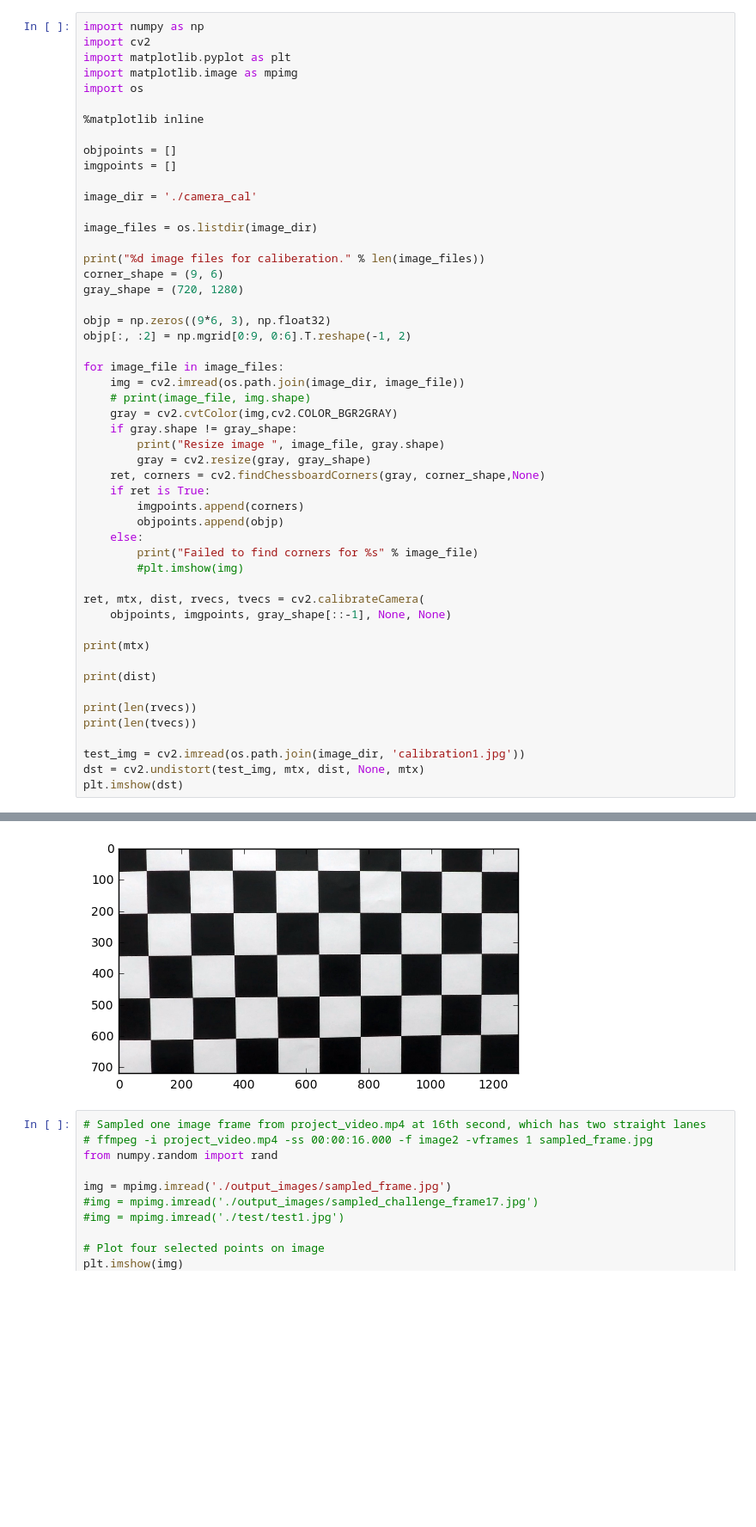
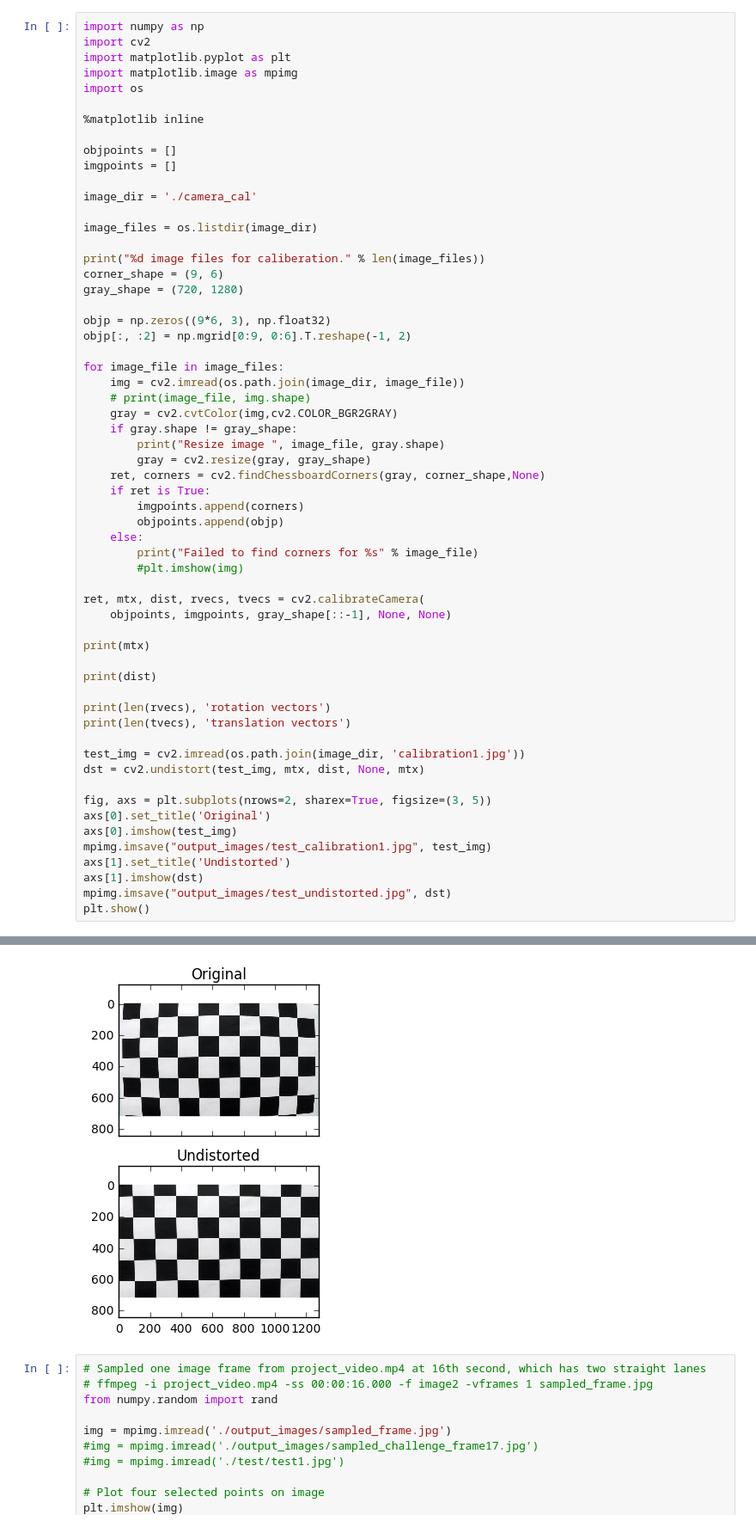
Before and after one commit to xingjin2017/CarND-Advanced-Lane-Lines, a Jupyter notebook: P4-Advanced-Lane-Finding.ipynb, the cells around one changed output, grey strips where cells are left out. Shown at 86% size. Drawn from its saved outputs; the diff is of its cells as text; blank space fills up the shorter version.

Commit message:
finalized notebook and output_images files

```diff
--- a/P4-Advanced-Lane-Finding.ipynb
+++ b/P4-Advanced-Lane-Finding.ipynb
@@ -43,12 +43,20 @@ print(mtx)
 
 print(dist)
 
-print(len(rvecs))
-print(len(tvecs))
+print(len(rvecs), 'rotation vectors')
+print(len(tvecs), 'translation vectors')
 
 test_img = cv2.imread(os.path.join(image_dir, 'calibration1.jpg'))
 dst = cv2.undistort(test_img, mtx, dist, None, mtx)
-plt.imshow(dst)
+
+fig, axs = plt.subplots(nrows=2, sharex=True, figsize=(3, 5))
+axs[0].set_title('Original')
+axs[0].imshow(test_img)
+mpimg.imsave("output_images/test_calibration1.jpg", test_img)
+axs[1].set_title('Undistorted')
+axs[1].imshow(dst)
+mpimg.imsave("output_images/test_undistorted.jpg", dst)
+plt.show()
 # %% [output]
 20 image files for caliberation.
 Resize image  calibration7.jpg (721, 1281)
@@ -68,4 +75,4 @@ Failed to find corners for calibration1.jpg
-[figure, old version]
+[figure, new version]
 # %%
 # Sampled one image frame from project_video.mp4 at 16th second, which has two straight lanes
 # ffmpeg -i project_video.mp4 -ss 00:00:16.000 -f image2 -vframes 1 sampled_frame.jpg
```
Also changed, not shown: parts of 8 cells of this notebook, 17 other files.
